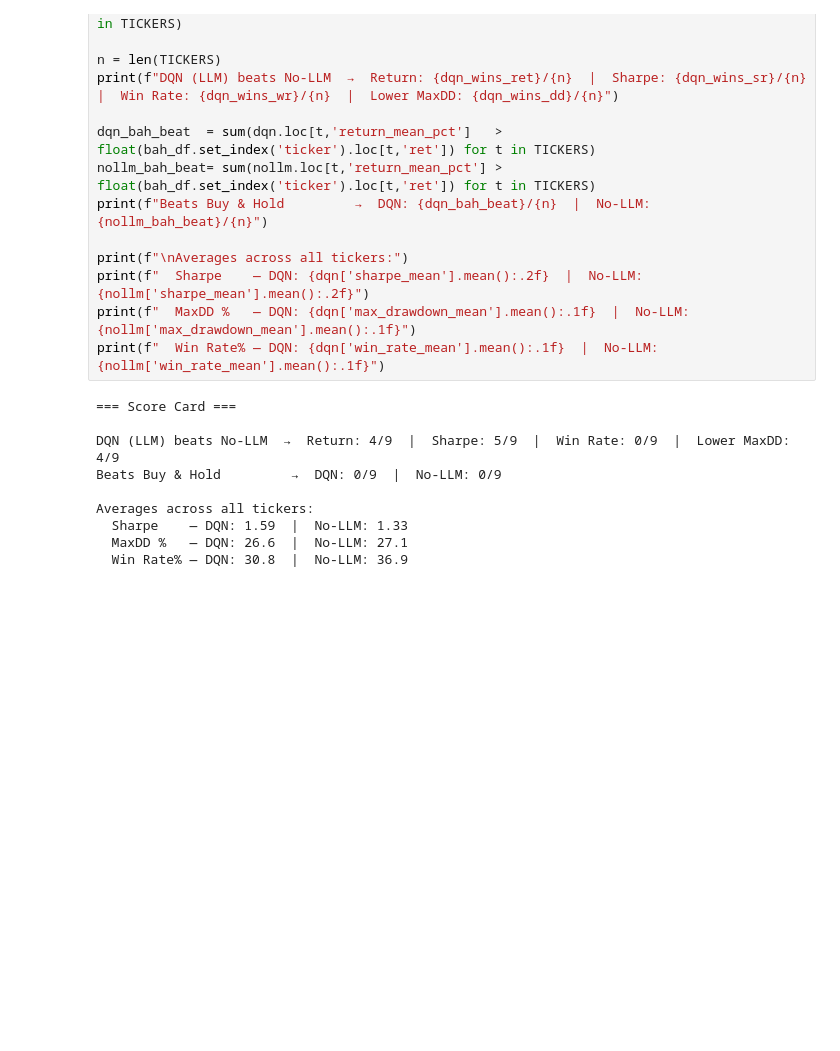
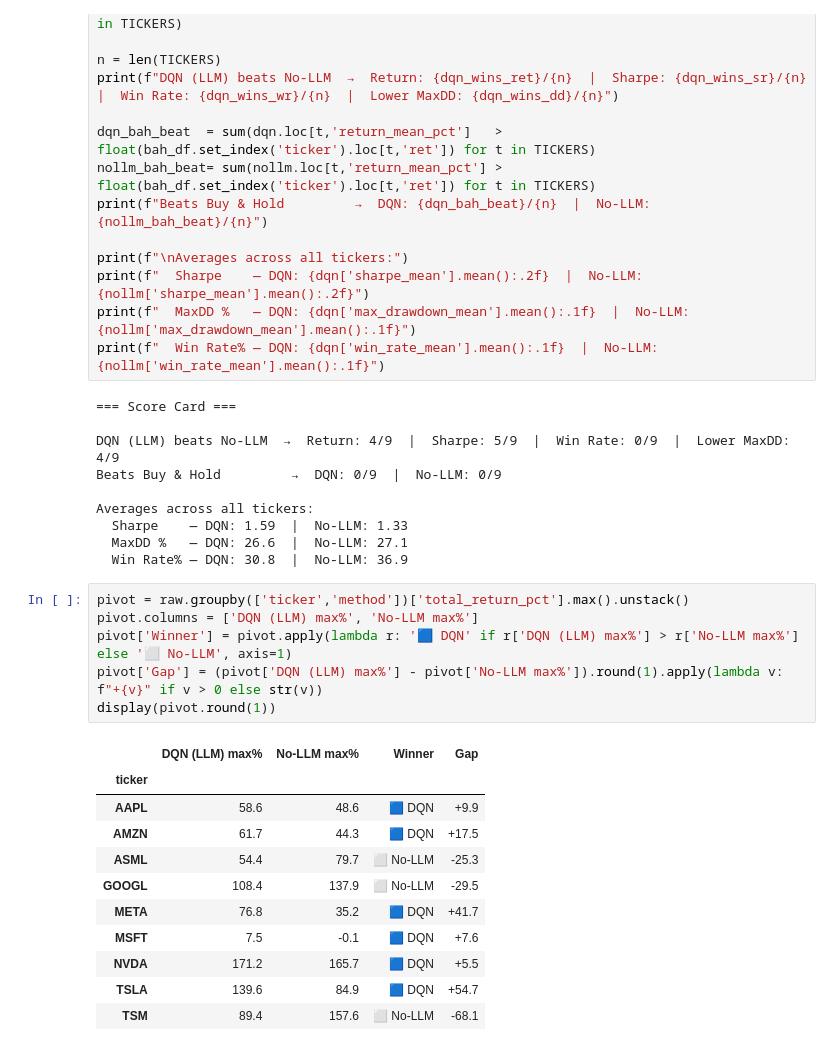
Before and after one commit to afifi-yusuf/IntelliTrade, a Jupyter notebook: backtest_analysis_seeded_weekly_compare.ipynb, the cells around one changed output. Cells and saved outputs as stored; diff of their text form; blank space fills up the shorter version.

```diff
--- a/backtest_analysis_seeded_weekly_compare.ipynb
+++ b/backtest_analysis_seeded_weekly_compare.ipynb
@@ -166,3 +166,21 @@ Averages across all tickers:
   Sharpe    — DQN: 1.59  |  No-LLM: 1.33
   MaxDD %   — DQN: 26.6  |  No-LLM: 27.1
   Win Rate% — DQN: 30.8  |  No-LLM: 36.9
+# %%
+pivot = raw.groupby(['ticker','method'])['total_return_pct'].max().unstack()
+pivot.columns = ['DQN (LLM) max%', 'No-LLM max%']
+pivot['Winner'] = pivot.apply(lambda r: '🟦 DQN' if r['DQN (LLM) max%'] > r['No-LLM max%'] else '⬜ No-LLM', axis=1)
+pivot['Gap'] = (pivot['DQN (LLM) max%'] - pivot['No-LLM max%']).round(1).apply(lambda v: f"+{v}" if v > 0 else str(v))
+display(pivot.round(1))
+# %% [output]
+|  | DQN (LLM) max% | No-LLM max% | Winner | Gap |
+| ticker |  |  |  |  |
+| AAPL | 58.6 | 48.6 | 🟦 DQN | +9.9 |
+| AMZN | 61.7 | 44.3 | 🟦 DQN | +17.5 |
+| ASML | 54.4 | 79.7 | ⬜ No-LLM | -25.3 |
+| GOOGL | 108.4 | 137.9 | ⬜ No-LLM | -29.5 |
+| META | 76.8 | 35.2 | 🟦 DQN | +41.7 |
+| MSFT | 7.5 | -0.1 | 🟦 DQN | +7.6 |
+| NVDA | 171.2 | 165.7 | 🟦 DQN | +5.5 |
+| TSLA | 139.6 | 84.9 | 🟦 DQN | +54.7 |
+| TSM | 89.4 | 157.6 | ⬜ No-LLM | -68.1 |
```
Also changed, not shown: 1 other file.
